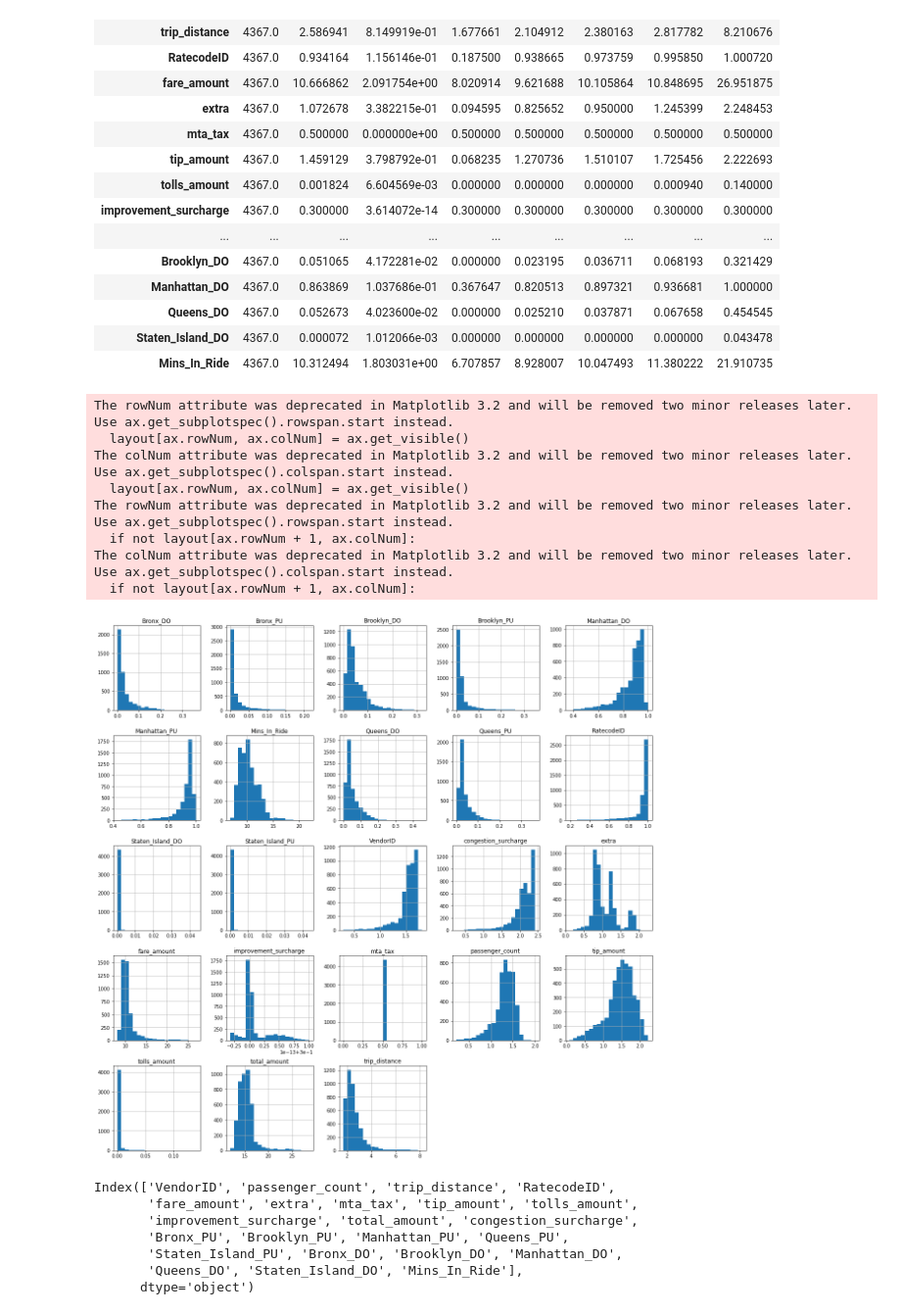
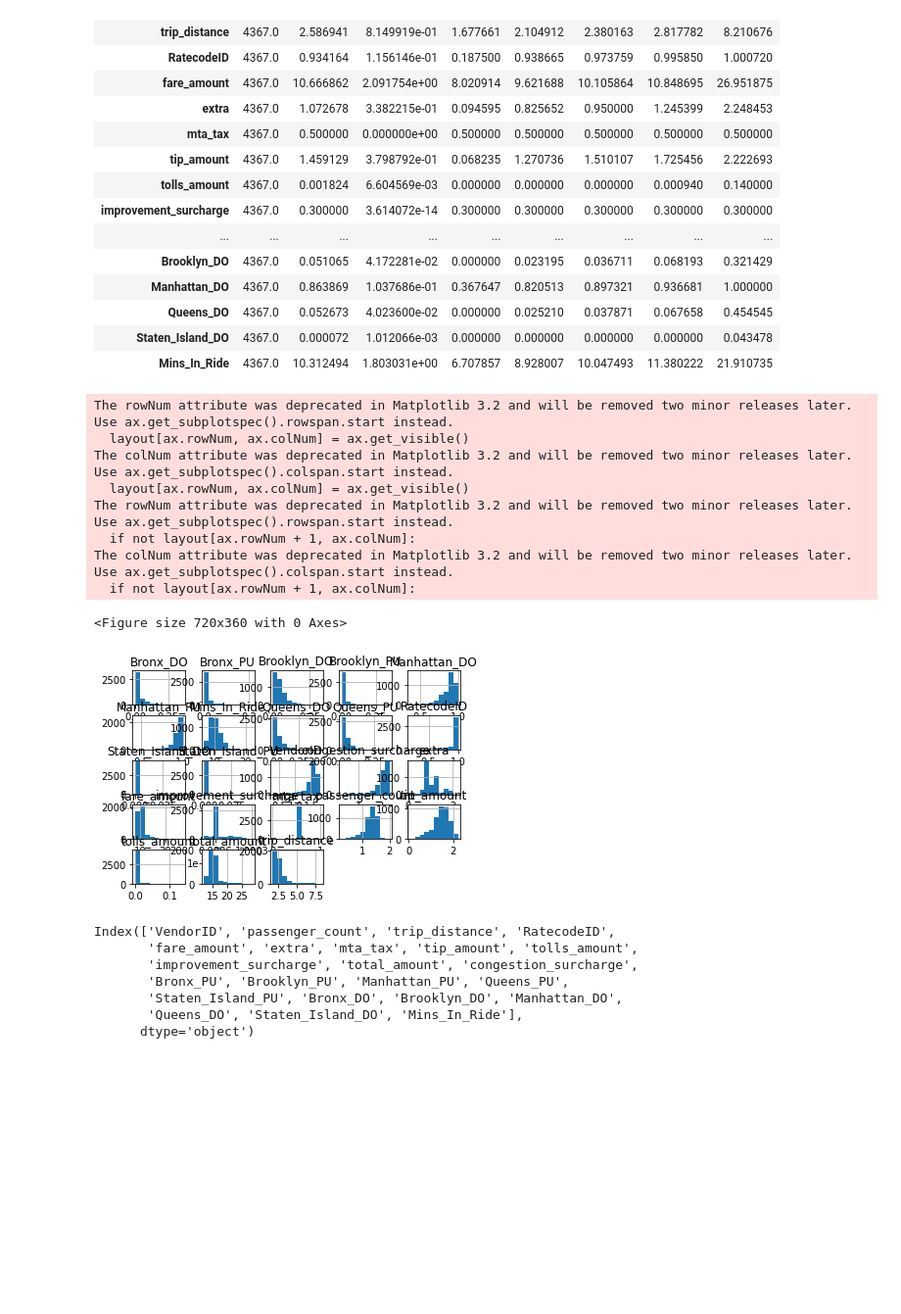
Before and after one commit to loalberto/Springboard-DataScienceCapstone2, a Jupyter notebook: Capstone2_Exploratory_Data_Analysis.ipynb, the cells around one changed output. Shown at 98% size. Drawn from its saved outputs; the diff is of its cells as text; code cells hidden in the pictures; blank space fills up the shorter version.

```diff
--- a/Capstone2_Exploratory_Data_Analysis.ipynb
+++ b/Capstone2_Exploratory_Data_Analysis.ipynb
@@ -78,18 +75,21 @@ df.describe().T
 | Queens_DO | 4367.0 | 0.052673 | 4.023600e-02 | 0.000000 | 0.025210 | 0.037871 | 0.067658 | 0.454545 |
 | Staten_Island_DO | 4367.0 | 0.000072 | 1.012066e-03 | 0.000000 | 0.000000 | 0.000000 | 0.000000 | 0.043478 |
 | Mins_In_Ride | 4367.0 | 10.312494 | 1.803031e+00 | 6.707857 | 8.928007 | 10.047493 | 11.380222 | 21.910735 |
-# %%
-hist = df.hist(bins = 20, figsize=(20, 20))
-# %% [output]
-The rowNum attribute was deprecated in Matplotlib 3.2 and will be removed two minor releases later. Use ax.get_subplotspec().rowspan.start instead.
-  layout[ax.rowNum, ax.colNum] = ax.get_visible()
-The colNum attribute was deprecated in Matplotlib 3.2 and will be removed two minor releases later. Use ax.get_subplotspec().colspan.start instead.
-  layout[ax.rowNum, ax.colNum] = ax.get_visible()
-The rowNum attribute was deprecated in Matplotlib 3.2 and will be removed two minor releases later. Use ax.get_subplotspec().rowspan.start instead.
-  if not layout[ax.rowNum + 1, ax.colNum]:
-The colNum attribute was deprecated in Matplotlib 3.2 and will be removed two minor releases later. Use ax.get_subplotspec().colspan.start instead.
-  if not layout[ax.rowNum + 1, ax.colNum]:
-[figure, removed]
+# %%
+plt.figure(figsize=(10, 5))
+df.hist()
+plt.show()
+# %% [output]
+The rowNum attribute was deprecated in Matplotlib 3.2 and will be removed two minor releases later. Use ax.get_subplotspec().rowspan.start instead.
+  layout[ax.rowNum, ax.colNum] = ax.get_visible()
+The colNum attribute was deprecated in Matplotlib 3.2 and will be removed two minor releases later. Use ax.get_subplotspec().colspan.start instead.
+  layout[ax.rowNum, ax.colNum] = ax.get_visible()
+The rowNum attribute was deprecated in Matplotlib 3.2 and will be removed two minor releases later. Use ax.get_subplotspec().rowspan.start instead.
+  if not layout[ax.rowNum + 1, ax.colNum]:
+The colNum attribute was deprecated in Matplotlib 3.2 and will be removed two minor releases later. Use ax.get_subplotspec().colspan.start instead.
+  if not layout[ax.rowNum + 1, ax.colNum]:
+<Figure size 720x360 with 0 Axes>
+[figure, added]
 # %%
 num_cols = df.describe().columns
 num_cols
```
Also changed, not shown: parts of 5 cells of this notebook, 2 other files.
